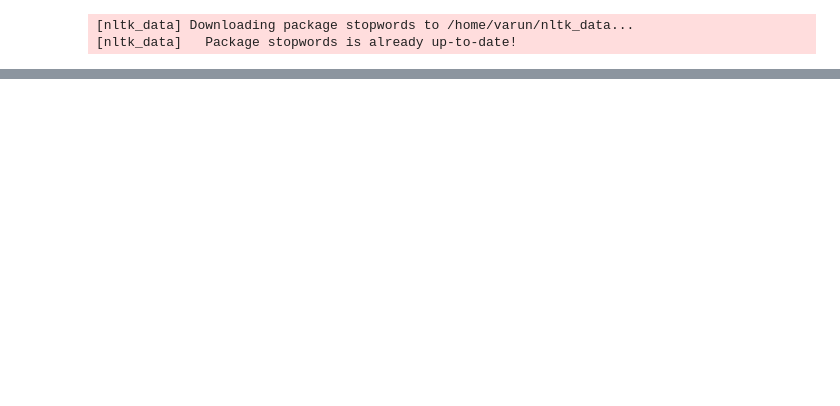
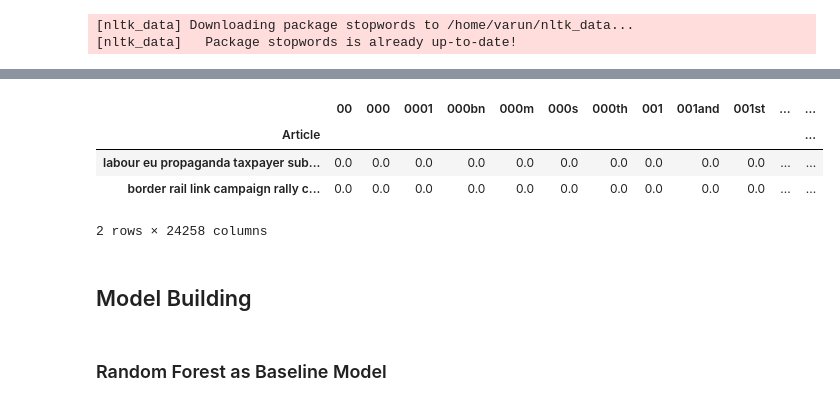
Before and after one commit to varuntyagi-i/FlipItNews-CaseStudy-NLP, a Jupyter notebook: notebook.ipynb, the cells around one changed output, grey strips where cells are left out. Saved outputs shown, nothing was run; the diff lists cells and outputs as text; code cells hidden in the pictures; blank space fills up the shorter version.

```diff
--- a/notebook.ipynb
+++ b/notebook.ipynb
@@ -258,0 +296,33 @@ X_train["Article"][2]
+# %%
+X_test["Article"] = X_test["Article"].apply(lambda x: word_tokenize(x))
+X_test["Article"] = X_test["Article"].apply(lambda x: [lemmatizer.lemmatize(word) for word in x if (word.lower() not in stopwords_english) and (word not in string.punctuation)])
+X_test["Article"] = X_test["Article"].apply(lambda x: " ".join(x))
+# %%
+from sklearn.feature_extraction.text import TfidfVectorizer
+
+# Using inbuilt TfidfVectorizer() function to calculate TF-IDF
+tf_idf_vectorizer = TfidfVectorizer()
+tf_idf_vectorizer.fit(X_train["Article"])
+
+input_representation = tf_idf_vectorizer.transform(X_train["Article"]).toarray()
+test_data = tf_idf_vectorizer.transform(X_test["Article"]).toarray()
+
+# Create a DataFrame from the sparse matrix
+df_check = pd.DataFrame(
+    input_representation,  # Convert sparse matrix to dense array
+    columns=tf_idf_vectorizer.get_feature_names_out(),  # Feature names
+    index=X_train["Article"]  # Optional, use the text as the index
+)
+
+# Display the resulting DataFrame
+display(df_check.head(2))
+# %% [output]
+|  | 00 | 000 | 0001 | 000bn | 000m | 000s | 000th | 001 | 001and | 001st | ... | ... |
+| Article |  |  |  |  |  |  |  |  |  |  |  | ... |
+| labour eu propaganda taxpayer sub... | 0.0 | 0.0 | 0.0 | 0.0 | 0.0 | 0.0 | 0.0 | 0.0 | 0.0 | 0.0 | ... | ... |
+| border rail link campaign rally c... | 0.0 | 0.0 | 0.0 | 0.0 | 0.0 | 0.0 | 0.0 | 0.0 | 0.0 | 0.0 | ... | ... |
+2 rows × 24258 columns
+# %% [markdown]
+## Model Building
+# %% [markdown]
+### Random Forest as Baseline Model
```
Also changed, not shown: parts of 60 cells of this notebook, 2 other files.
